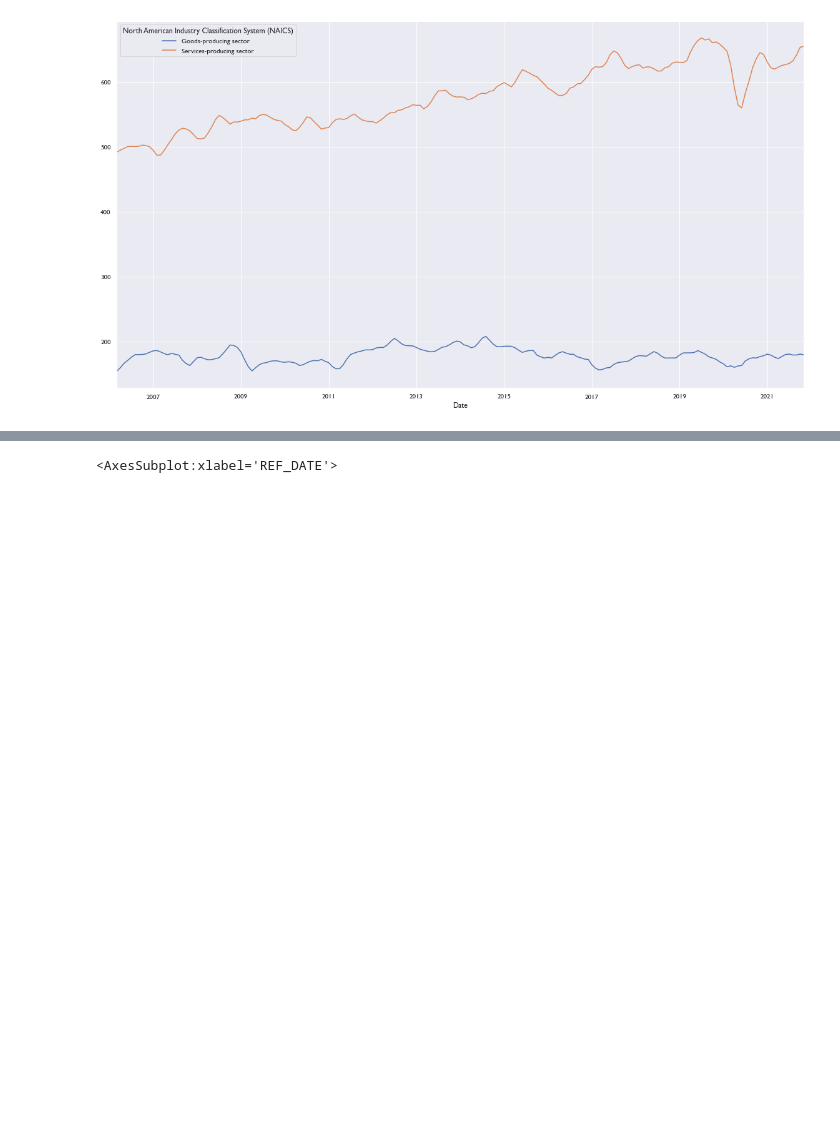
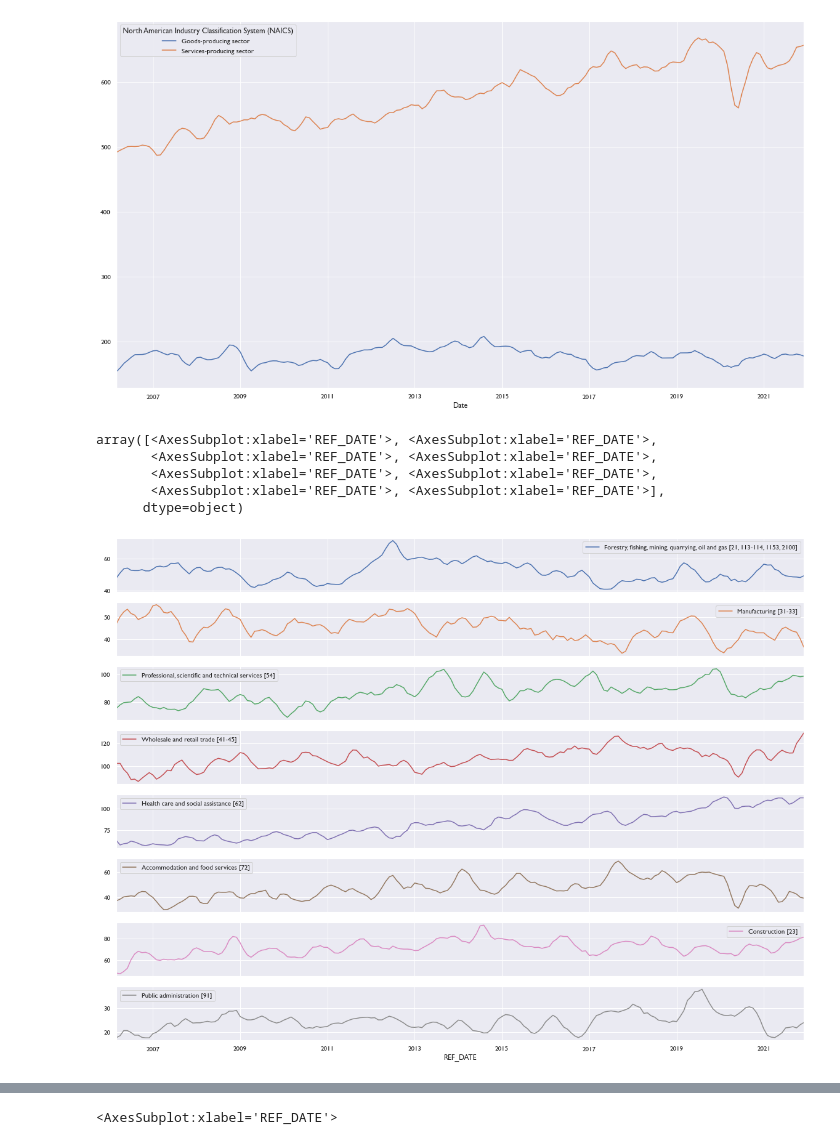
Before and after one commit to doublebigmak/housing_stats, a Jupyter notebook: cal_industry.ipynb, the cells around one changed output, grey strips where cells are left out. Saved outputs shown, nothing was run; the diff lists cells and outputs as text; code cells hidden in the pictures; blank space fills up the shorter version.

```diff
--- a/cal_industry.ipynb
+++ b/cal_industry.ipynb
@@ -131,4 +142,13 @@ plt.tight_layout()
 plt.savefig('goods_service.png')
 # %% [output]
 [figure]
+# %%
+cal_pivot_3ma[['Forestry, fishing, mining, quarrying, oil and gas [21, 113-114, 1153, 2100]','Manufacturing [31-33]','Professional, scientific and technical services [54]',"Wholesale and retail trade [41-45]",'Health care and social assistance [62]','Accommodation and food services [72]','Construction [23]','Public administration [91]']].plot(subplots=True,figsize=(20,15))
+# %% [output]
+array([<AxesSubplot:xlabel='REF_DATE'>, <AxesSubplot:xlabel='REF_DATE'>,
+       <AxesSubplot:xlabel='REF_DATE'>, <AxesSubplot:xlabel='REF_DATE'>,
+       <AxesSubplot:xlabel='REF_DATE'>, <AxesSubplot:xlabel='REF_DATE'>,
+       <AxesSubplot:xlabel='REF_DATE'>, <AxesSubplot:xlabel='REF_DATE'>],
+      dtype=object)
+[figure, added]
 # %%
```
Also changed, not shown: parts of 10 cells of this notebook, 7 other files.
